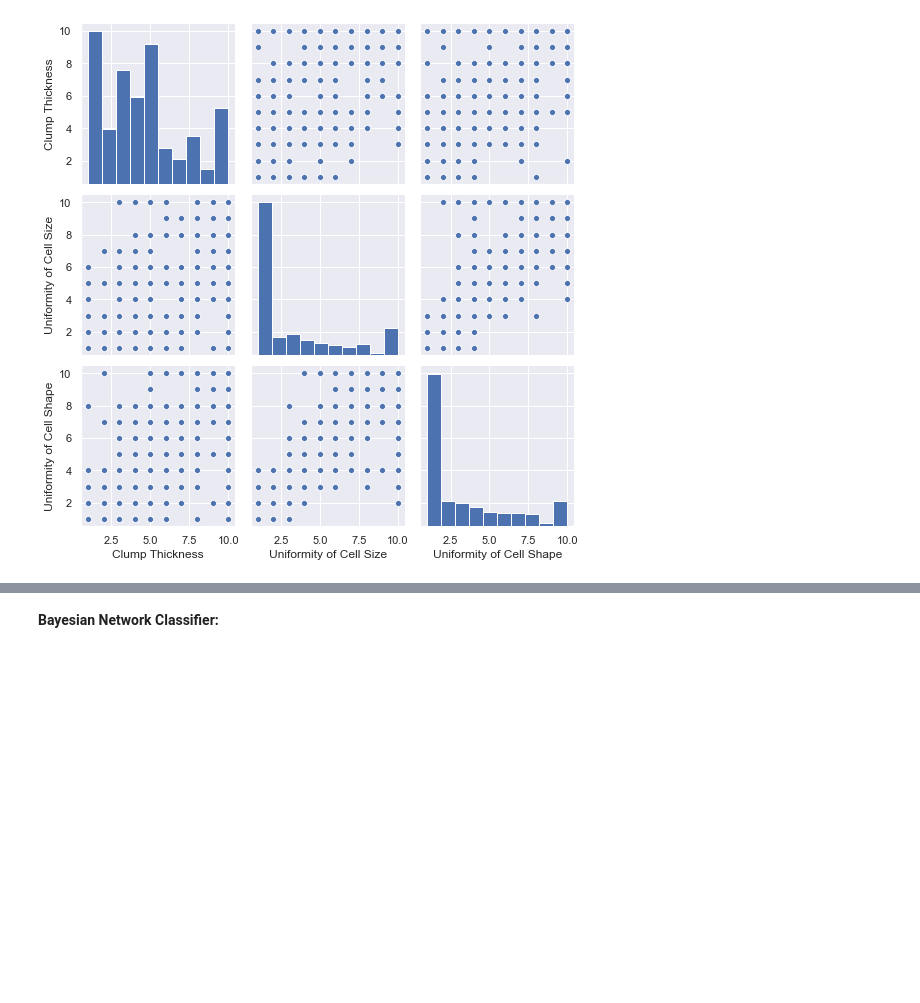
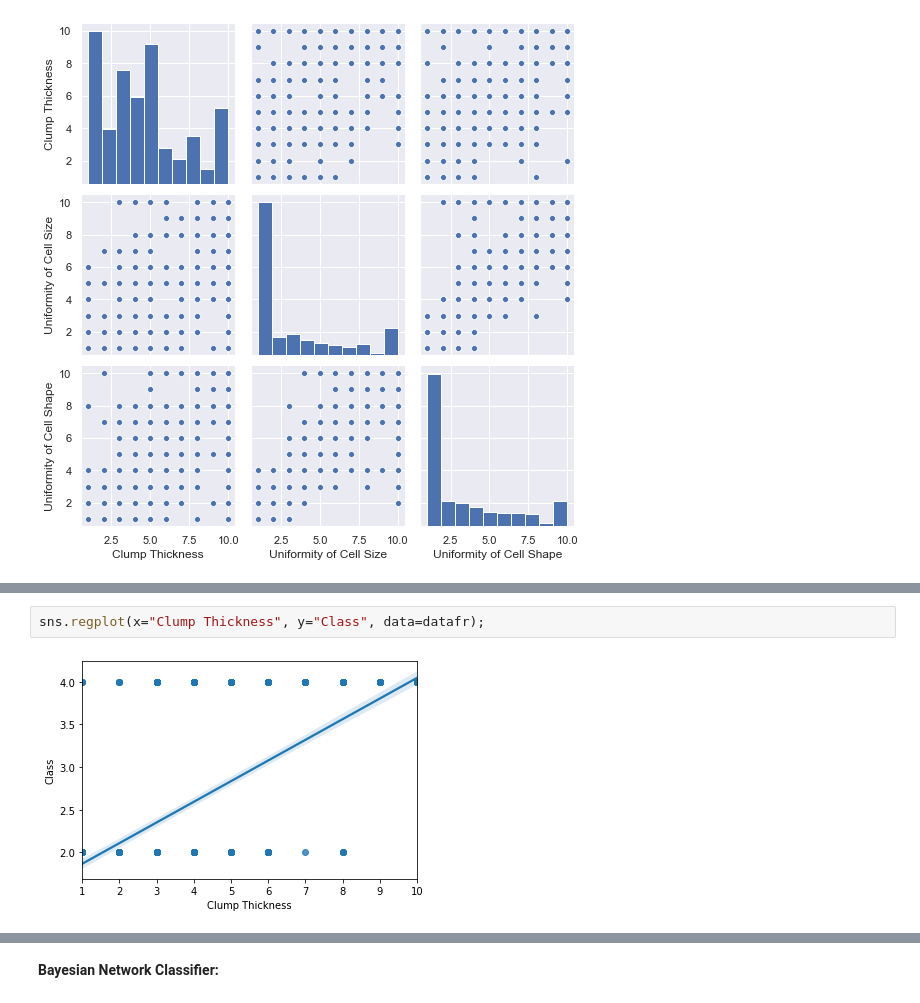
Before and after one commit to Ruairi8/ProgDAProject2, a Jupyter notebook: file1.ipynb, the cells around one changed output, grey strips where cells are left out. Cells and saved outputs as stored; diff of their text form; blank space fills up the shorter version.

```diff
--- a/file1.ipynb
+++ b/file1.ipynb
@@ -135,0 +353,4 @@ plt.show();
+# %%
+sns.regplot(x="Clump Thickness", y="Class", data=datafr);
+# %% [output]
+[figure, added]
```
Also changed, not shown: parts of 49 cells of this notebook.
